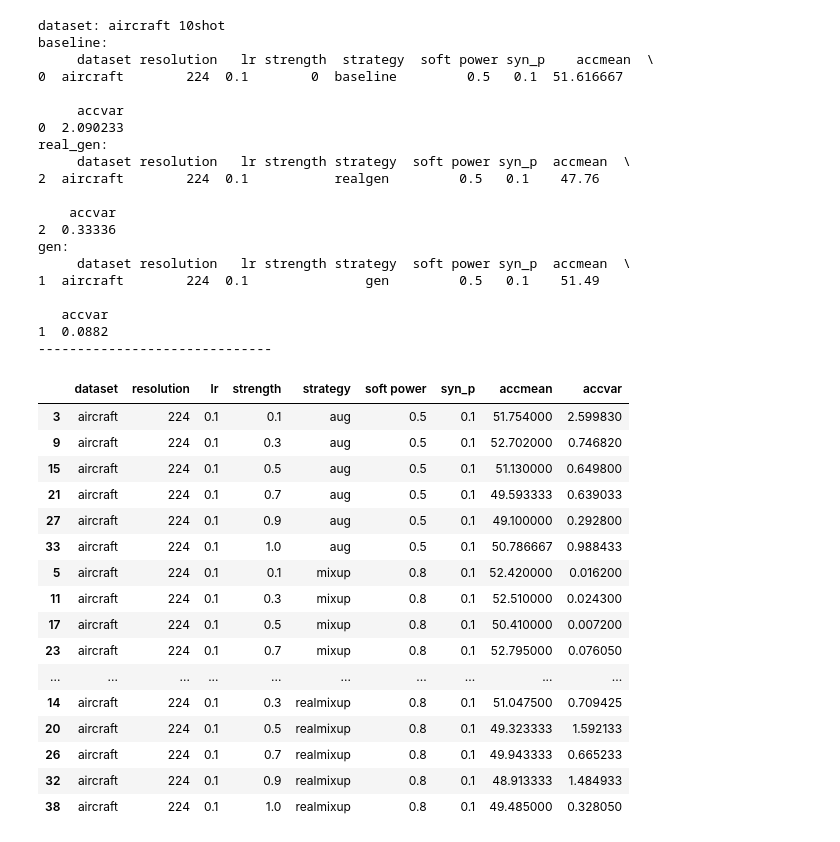
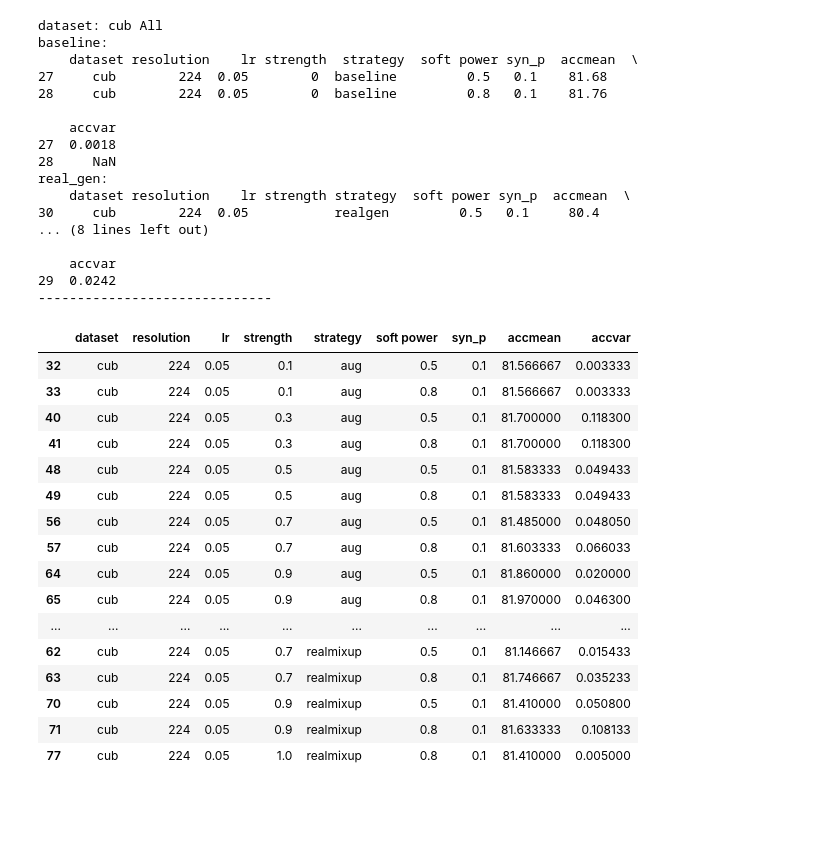
Before and after one commit to Zhicaiwww/Diff-Mix, a Jupyter notebook: plot_fsl_results.ipynb, the cells around one changed output. Saved outputs shown, nothing was run; the diff lists cells and outputs as text; code cells hidden in the pictures; blank space fills up the shorter version.

```diff
--- a/plot_fsl_results.ipynb
+++ b/plot_fsl_results.ipynb
@@ -30,44 +42,42 @@ def get_ds(dataset, shot):
 # %%
 import numpy as np
-dataset='aircraft'
-shot='10shot'
+dataset='cub'
+shot='All'
 ds, ds_baseline, ds_realgen, ds_gen = get_ds(dataset,shot)
+
 ds
 # %% [output]
-dataset: aircraft 10shot
+dataset: cub All
 baseline:
-     dataset resolution   lr strength  strategy  soft power syn_p    accmean  \
-0  aircraft        224  0.1        0  baseline         0.5   0.1  51.616667
-
-     accvar
-0  2.090233
-real_gen:
-     dataset resolution   lr strength strategy  soft power syn_p  accmean  \
-2  aircraft        224  0.1           realgen         0.5   0.1    47.76
+    dataset resolution    lr strength  strategy  soft power syn_p  accmean  \
+27     cub        224  0.05        0  baseline         0.5   0.1    81.68
+28     cub        224  0.05        0  baseline         0.8   0.1    81.76
 
     accvar
-2  0.33336
-gen:
-     dataset resolution   lr strength strategy  soft power syn_p  accmean  \
-1  aircraft        224  0.1               gen         0.5   0.1    51.49
+27  0.0018
+28     NaN
+real_gen:
+    dataset resolution    lr strength strategy  soft power syn_p  accmean  \
+30     cub        224  0.05           realgen         0.5   0.1     80.4
+... (8 lines left out)
 
-   accvar
-1  0.0882
+    accvar
+29  0.0242
 ------------------------------
 |  | dataset | resolution | lr | strength | strategy | soft power | syn_p | accmean | accvar |
-| 3 | aircraft | 224 | 0.1 | 0.1 | aug | 0.5 | 0.1 | 51.754000 | 2.599830 |
-| 9 | aircraft | 224 | 0.1 | 0.3 | aug | 0.5 | 0.1 | 52.702000 | 0.746820 |
-| 15 | aircraft | 224 | 0.1 | 0.5 | aug | 0.5 | 0.1 | 51.130000 | 0.649800 |
-| 21 | aircraft | 224 | 0.1 | 0.7 | aug | 0.5 | 0.1 | 49.593333 | 0.639033 |
-| 27 | aircraft | 224 | 0.1 | 0.9 | aug | 0.5 | 0.1 | 49.100000 | 0.292800 |
-| 33 | aircraft | 224 | 0.1 | 1.0 | aug | 0.5 | 0.1 | 50.786667 | 0.988433 |
-| 5 | aircraft | 224 | 0.1 | 0.1 | mixup | 0.8 | 0.1 | 52.420000 | 0.016200 |
-| 11 | aircraft | 224 | 0.1 | 0.3 | mixup | 0.8 | 0.1 | 52.510000 | 0.024300 |
-| 17 | aircraft | 224 | 0.1 | 0.5 | mixup | 0.8 | 0.1 | 50.410000 | 0.007200 |
-| 23 | aircraft | 224 | 0.1 | 0.7 | mixup | 0.8 | 0.1 | 52.795000 | 0.076050 |
+| 32 | cub | 224 | 0.05 | 0.1 | aug | 0.5 | 0.1 | 81.566667 | 0.003333 |
+| 33 | cub | 224 | 0.05 | 0.1 | aug | 0.8 | 0.1 | 81.566667 | 0.003333 |
+| 40 | cub | 224 | 0.05 | 0.3 | aug | 0.5 | 0.1 | 81.700000 | 0.118300 |
+| 41 | cub | 224 | 0.05 | 0.3 | aug | 0.8 | 0.1 | 81.700000 | 0.118300 |
+| 48 | cub | 224 | 0.05 | 0.5 | aug | 0.5 | 0.1 | 81.583333 | 0.049433 |
+| 49 | cub | 224 | 0.05 | 0.5 | aug | 0.8 | 0.1 | 81.583333 | 0.049433 |
+| 56 | cub | 224 | 0.05 | 0.7 | aug | 0.5 | 0.1 | 81.485000 | 0.048050 |
+| 57 | cub | 224 | 0.05 | 0.7 | aug | 0.8 | 0.1 | 81.603333 | 0.066033 |
+| 64 | cub | 224 | 0.05 | 0.9 | aug | 0.5 | 0.1 | 81.860000 | 0.020000 |
+| 65 | cub | 224 | 0.05 | 0.9 | aug | 0.8 | 0.1 | 81.970000 | 0.046300 |
 | ... | ... | ... | ... | ... | ... | ... | ... | ... | ... |
-| 14 | aircraft | 224 | 0.1 | 0.3 | realmixup | 0.8 | 0.1 | 51.047500 | 0.709425 |
-| 20 | aircraft | 224 | 0.1 | 0.5 | realmixup | 0.8 | 0.1 | 49.323333 | 1.592133 |
-| 26 | aircraft | 224 | 0.1 | 0.7 | realmixup | 0.8 | 0.1 | 49.943333 | 0.665233 |
-| 32 | aircraft | 224 | 0.1 | 0.9 | realmixup | 0.8 | 0.1 | 48.913333 | 1.484933 |
-| 38 | aircraft | 224 | 0.1 | 1.0 | realmixup | 0.8 | 0.1 | 49.485000 | 0.328050 |
+| 62 | cub | 224 | 0.05 | 0.7 | realmixup | 0.5 | 0.1 | 81.146667 | 0.015433 |
+| 63 | cub | 224 | 0.05 | 0.7 | realmixup | 0.8 | 0.1 | 81.746667 | 0.035233 |
+| 70 | cub | 224 | 0.05 | 0.9 | realmixup | 0.5 | 0.1 | 81.410000 | 0.050800 |
+| 71 | cub | 224 | 0.05 | 0.9 | realmixup | 0.8 | 0.1 | 81.633333 | 0.108133 |
+| 77 | cub | 224 | 0.05 | 1.0 | realmixup | 0.8 | 0.1 | 81.410000 | 0.005000 |
```
Also changed, not shown: parts of 3 cells of this notebook, 55 other files.
